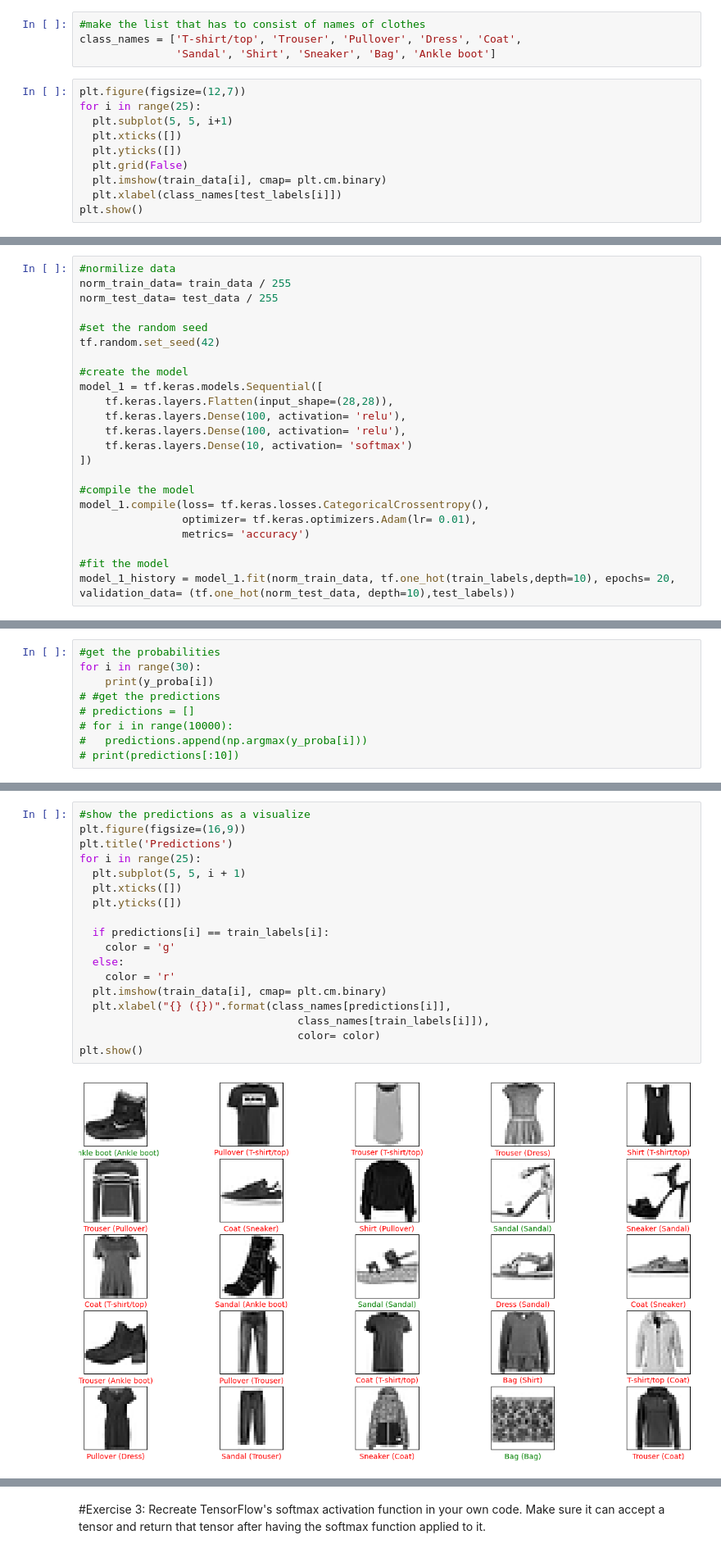
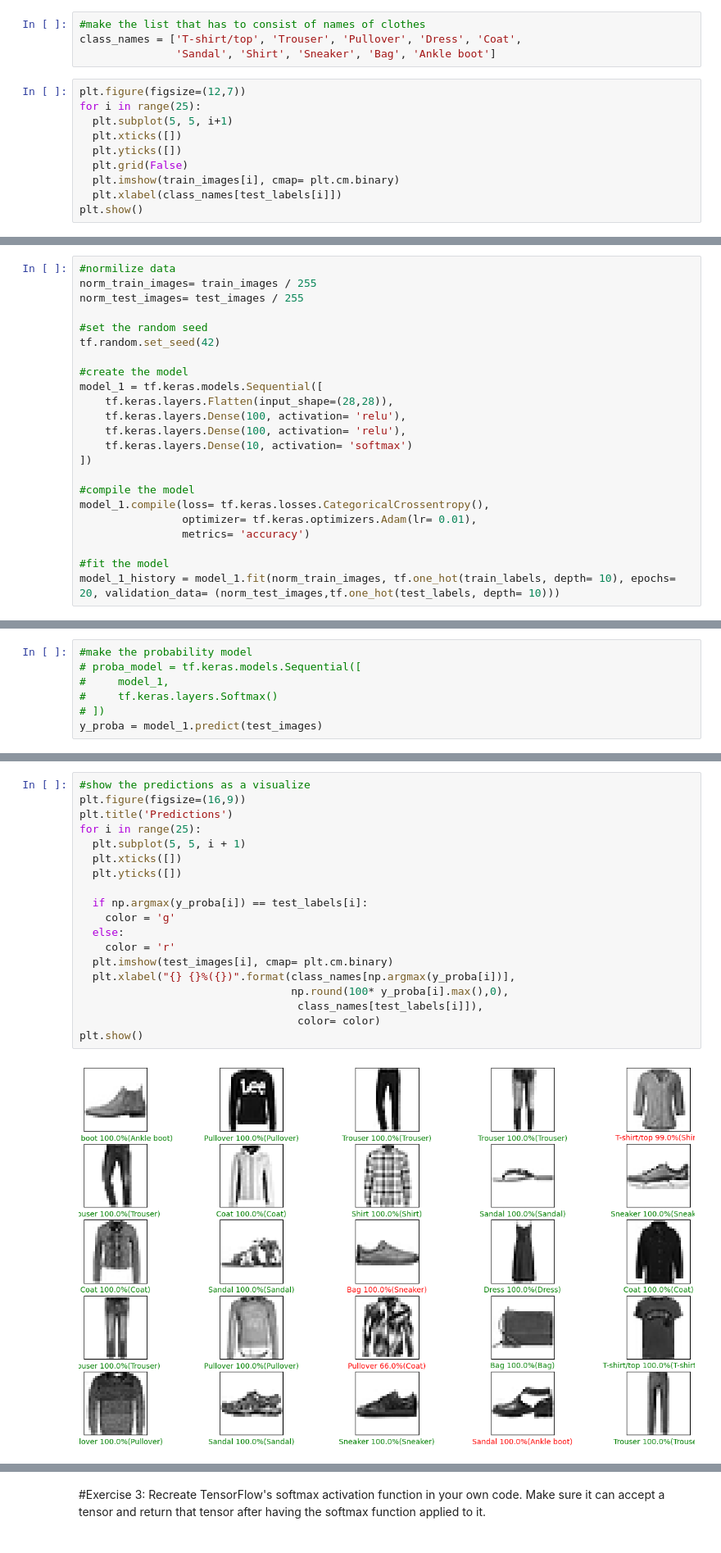
Before and after one commit to hasanzeynal/TensorFlow-Developer-Certificate, a Jupyter notebook: Exercises/02_neural_network_classification_in_tensorflow.ipynb, the cells around one changed output, grey strips where cells are left out. Shown at 82% size. Cells and saved outputs as stored; diff of their text form.

```diff
--- a/Exercises/02_neural_network_classification_in_tensorflow.ipynb
+++ b/Exercises/02_neural_network_classification_in_tensorflow.ipynb
@@ -159,15 +168,15 @@ for i in range(25):
   plt.xticks([])
   plt.yticks([])
   plt.grid(False)
-  plt.imshow(train_data[i], cmap= plt.cm.binary)
+  plt.imshow(train_images[i], cmap= plt.cm.binary)
   plt.xlabel(class_names[test_labels[i]])
 plt.show()
 # %% [output]
 [figure]
 # %%
 #normilize data
-norm_train_data= train_data / 255
-norm_test_data= test_data / 255
+norm_train_images= train_images / 255
+norm_test_images= test_images / 255
 
 #set the random seed
 tf.random.set_seed(42)
@@ -186,7 +195,7 @@ model_1.compile(loss= tf.keras.losses.CategoricalCrossentropy(),
                 metrics= 'accuracy')
 
 #fit the model
-model_1_history = model_1.fit(norm_train_data, tf.one_hot(train_labels,depth=10), epochs= 20, validation_data= (tf.one_hot(norm_test_data, depth=10),test_labels))
+model_1_history = model_1.fit(norm_train_images, tf.one_hot(train_labels, depth= 10), epochs= 20, validation_data= (norm_test_images,tf.one_hot(test_labels, depth= 10)))
 # %% [output]
 WARNING:absl:`lr` is deprecated in Keras optimizer, please use `learning_rate` or use the legacy optimizer, e.g.,tf.keras.optimizers.legacy.Adam.
 Epoch 1/20
@@ -202,9 +217,0 @@ y_proba = model_1.predict(test_data)
-# %%
-#get the probabilities
-for i in range(30):
-    print(y_proba[i])
-# #get the predictions
-# predictions = []
-# for i in range(10000):
-#   predictions.append(np.argmax(y_proba[i]))
-# print(predictions[:10])
@@ -233,0 +218,7 @@ train_labels[:10], predictions[:10]
+# %%
+#make the probability model
+# proba_model = tf.keras.models.Sequential([
+#     model_1,
+#     tf.keras.layers.Softmax()
+# ])
+y_proba = model_1.predict(test_images)
@@ -234,20 +227,21 @@ train_labels[:10], predictions[:10]
 # %%
 #show the predictions as a visualize
 plt.figure(figsize=(16,9))
 plt.title('Predictions')
 for i in range(25):
   plt.subplot(5, 5, i + 1)
   plt.xticks([])
   plt.yticks([])
 
-  if predictions[i] == train_labels[i]:
+  if np.argmax(y_proba[i]) == test_labels[i]:
     color = 'g'
   else:
     color = 'r'
-  plt.imshow(train_data[i], cmap= plt.cm.binary)
-  plt.xlabel("{} ({})".format(class_names[predictions[i]],
-                                  class_names[train_labels[i]]),
+  plt.imshow(test_images[i], cmap= plt.cm.binary)
+  plt.xlabel("{} {}%({})".format(class_names[np.argmax(y_proba[i])],
+                                 np.round(100* y_proba[i].max(),0),
+                                  class_names[test_labels[i]]),
                                   color= color)
 plt.show()
 # %% [output]
-[figure, old version]
+[figure, new version]
```
Also changed, not shown: parts of 21 cells of this notebook.
